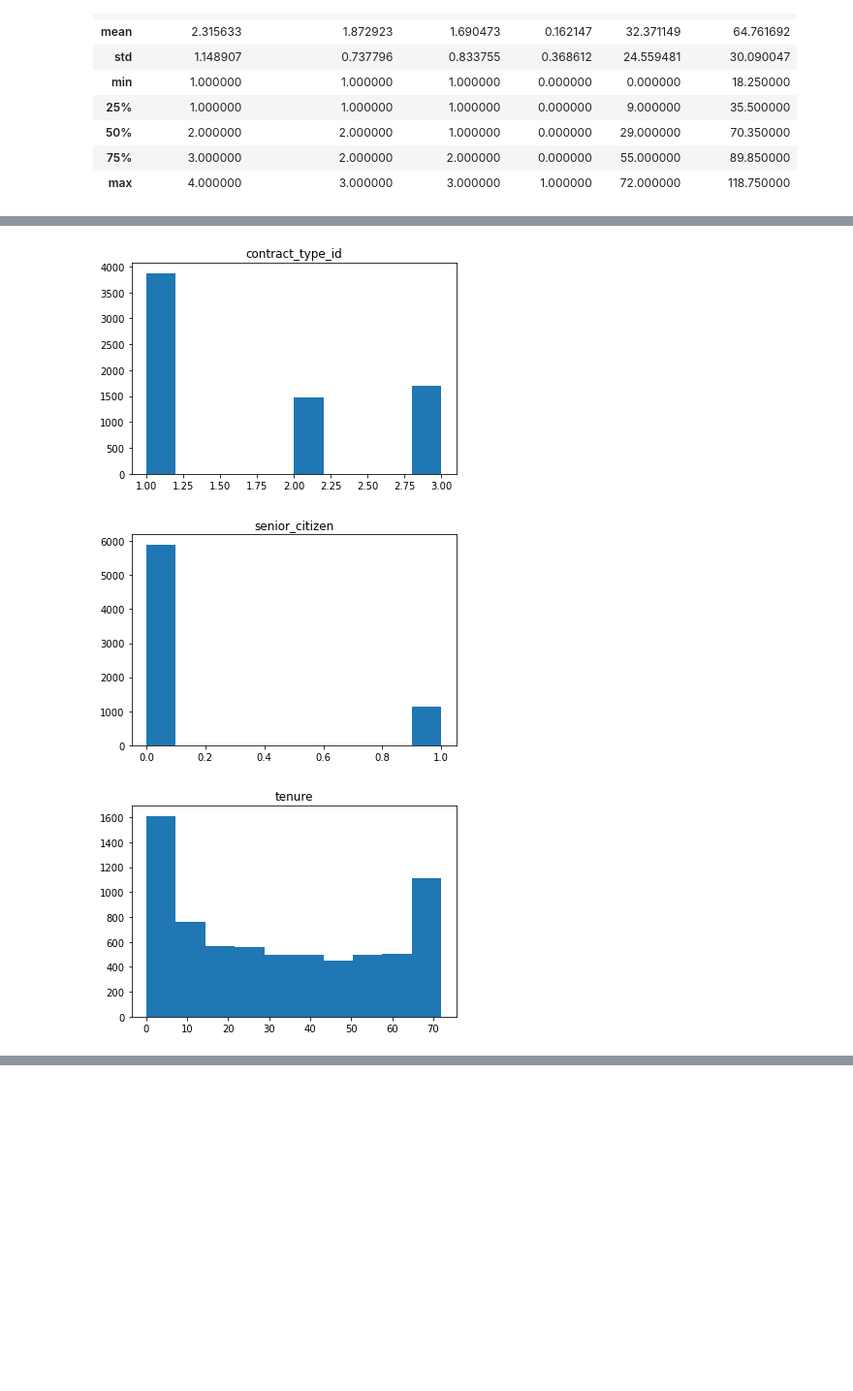
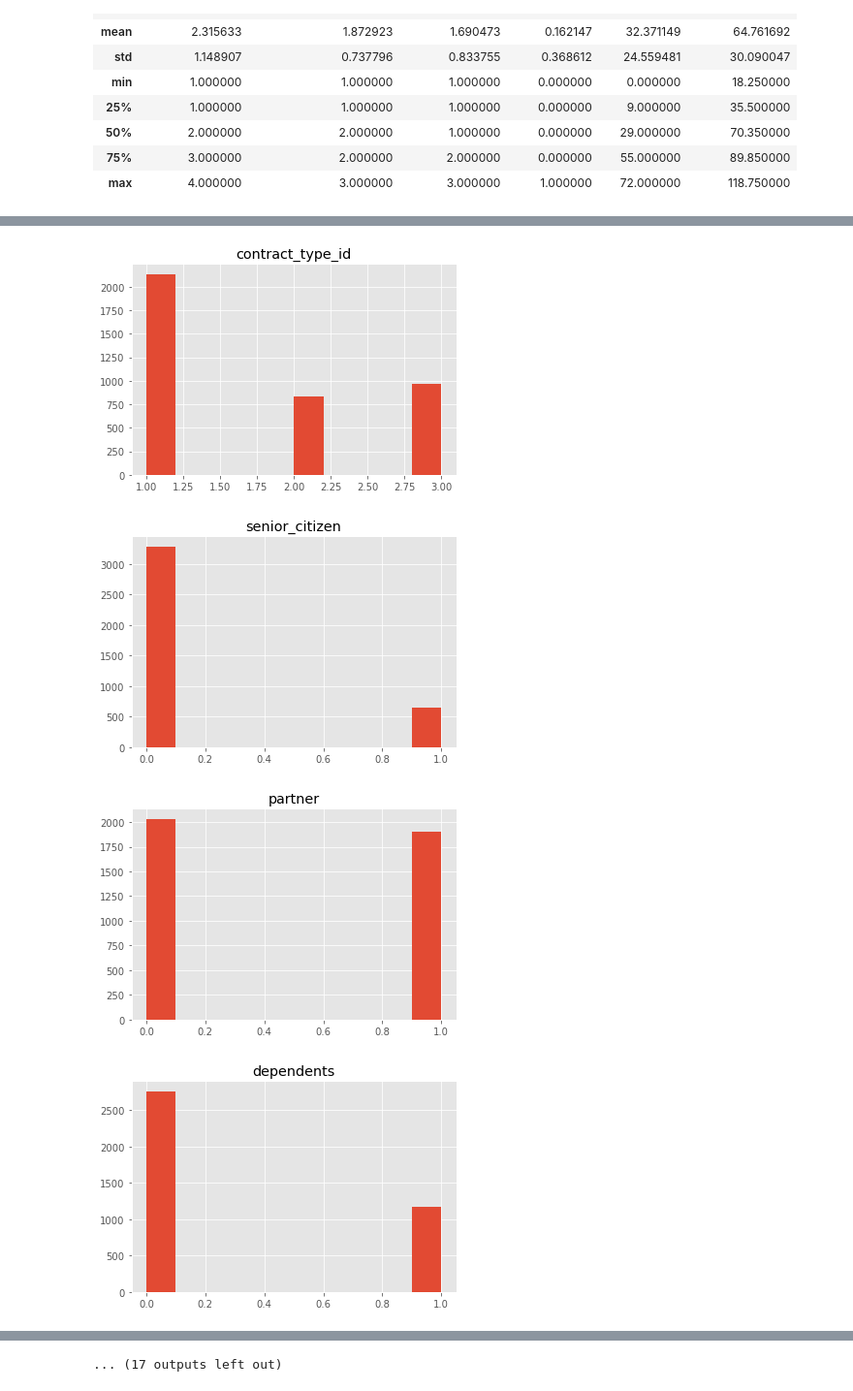
Before and after one commit to VelasquezAlejandro044/telco_classification_project, a Jupyter notebook: telco_churn_project.ipynb, the cells around one changed output, grey strips where cells are left out. Shown at 97% size. Cells and saved outputs as stored; diff of their text form; code cells hidden in the pictures; blank space fills up the shorter version.

```diff
--- a/telco_churn_project.ipynb
+++ b/telco_churn_project.ipynb
@@ -124,0 +116,2 @@ dtype: int64
+# %%
+df = clean_data()
@@ -124,0 +138,2 @@ dtype: int64
+# %%
+train, validate, test = train_validate_test_split(df)
@@ -125,9 +144,9 @@ dtype: int64
 # %%
-# Check out distributions of numeric columns.
-
-num_cols = df.columns[[df[col].dtype == 'int64' for col in df.columns]]
+# Plot numeric columns
+num_cols = train.columns[[train[col].dtype != 'object' for col in train.columns]]
 for col in num_cols:
-    plt.hist(df[col])
+    plt.style.use('ggplot')
+    plt.hist(train[col])
     plt.title(col)
     plt.show()
 # %% [output]
@@ -136,3 +155,4 @@ for col in num_cols:
-[figure, old version]
+[figure, new version]
-[figure, old version]
+[figure, new version]
-[figure, old version]
+[figure, new version]
+[figure, added]
@@ -138,0 +165 @@ for col in num_cols:
+... (17 outputs left out)
```
Also changed, not shown: parts of 25 cells of this notebook, 2 other files.
